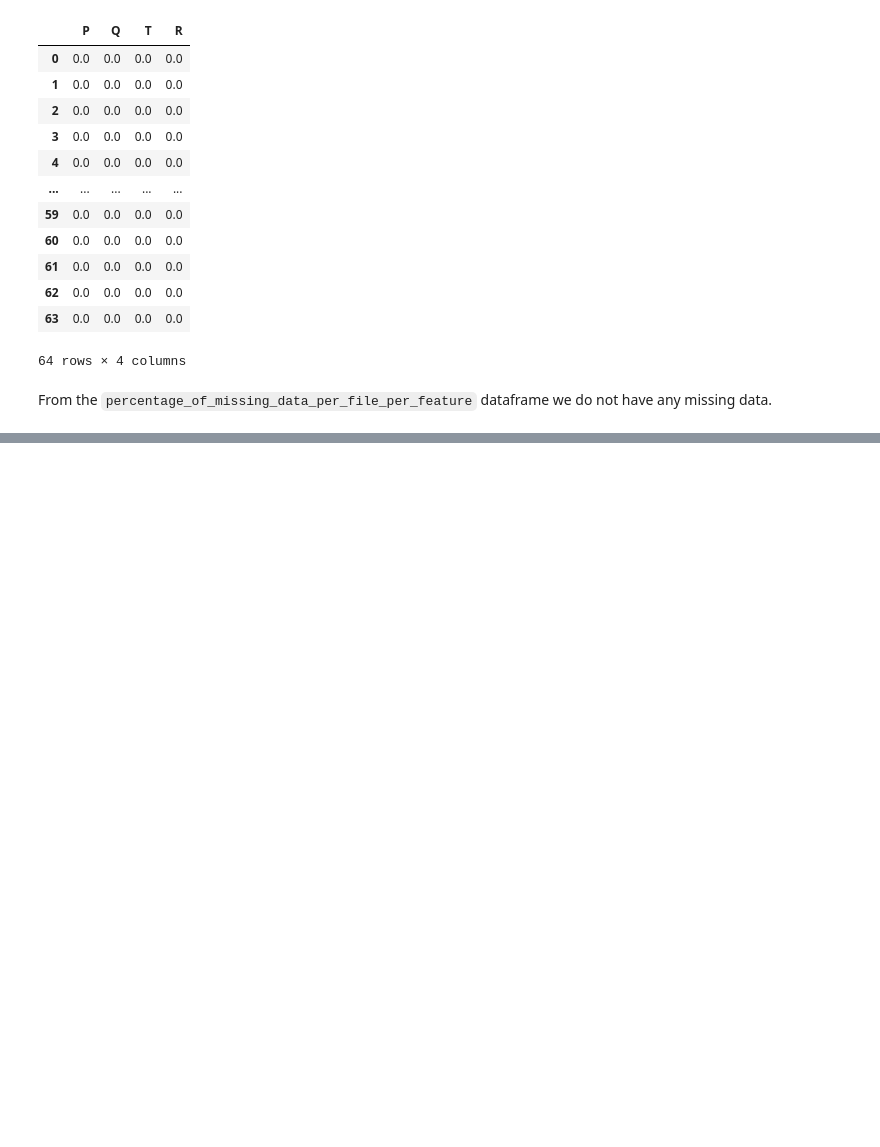
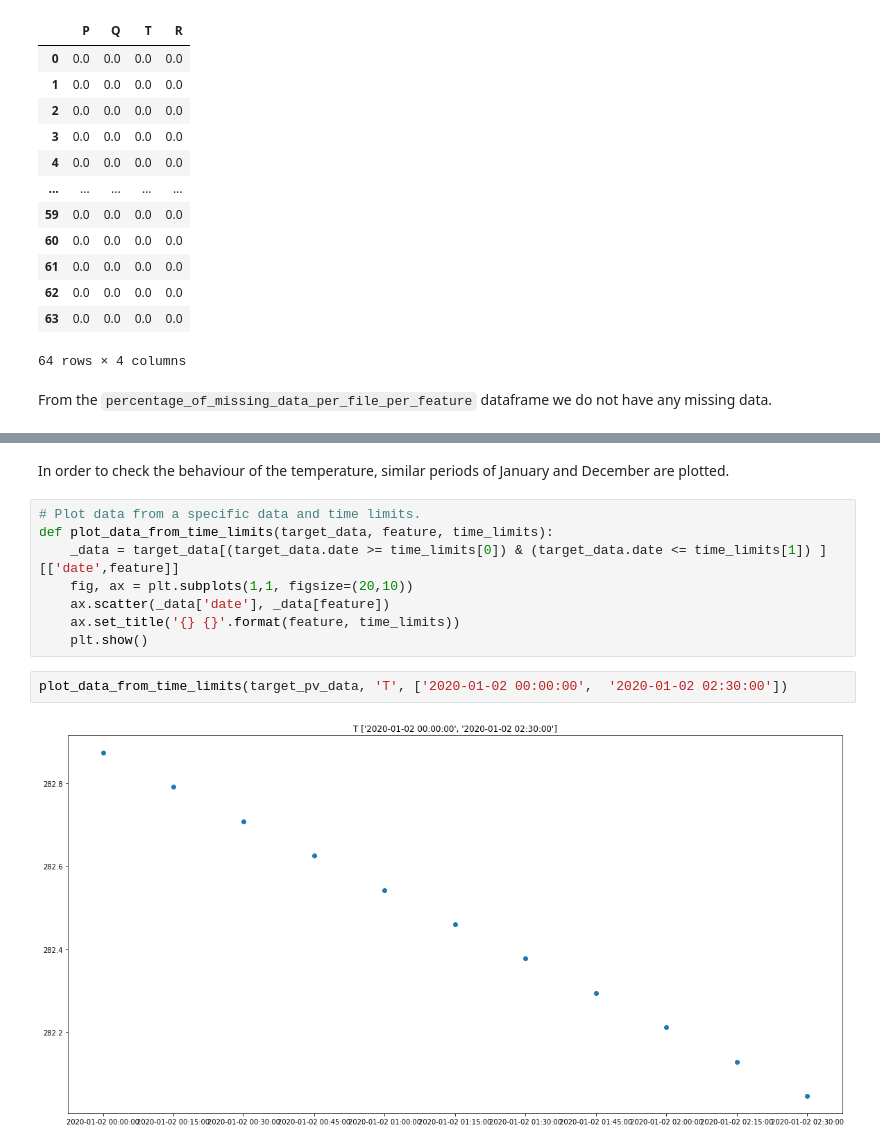
Before and after one commit to jamilsonjr/AI-to-forecast-constraints-in-the-energy-systems, a Jupyter notebook: jupyter_notebooks/cleaning_profile_data.ipynb, the cells around one changed output, grey strips where cells are left out. Drawn from its saved outputs; the diff is of its cells as text; blank space fills up the shorter version.

```diff
--- a/jupyter_notebooks/cleaning_profile_data.ipynb
+++ b/jupyter_notebooks/cleaning_profile_data.ipynb
@@ -312,0 +378,14 @@ def get_data_from_month_of_year(df, year, month):
+# %% [markdown]
+In order to check the behaviour of the temperature, similar periods of January and December are plotted.
+# %%
+# Plot data from a specific data and time limits.
+def plot_data_from_time_limits(target_data, feature, time_limits):
+    _data = target_data[(target_data.date >= time_limits[0]) & (target_data.date <= time_limits[1]) ][['date',feature]]
+    fig, ax = plt.subplots(1,1, figsize=(20,10))
+    ax.scatter(_data['date'], _data[feature])
+    ax.set_title('{} {}'.format(feature, time_limits))
+    plt.show()
+# %%
+plot_data_from_time_limits(target_pv_data, 'T', ['2020-01-02 00:00:00',  '2020-01-02 02:30:00'])
+# %% [output]
+[figure, added]
```
Also changed, not shown: parts of 31 cells of this notebook.
